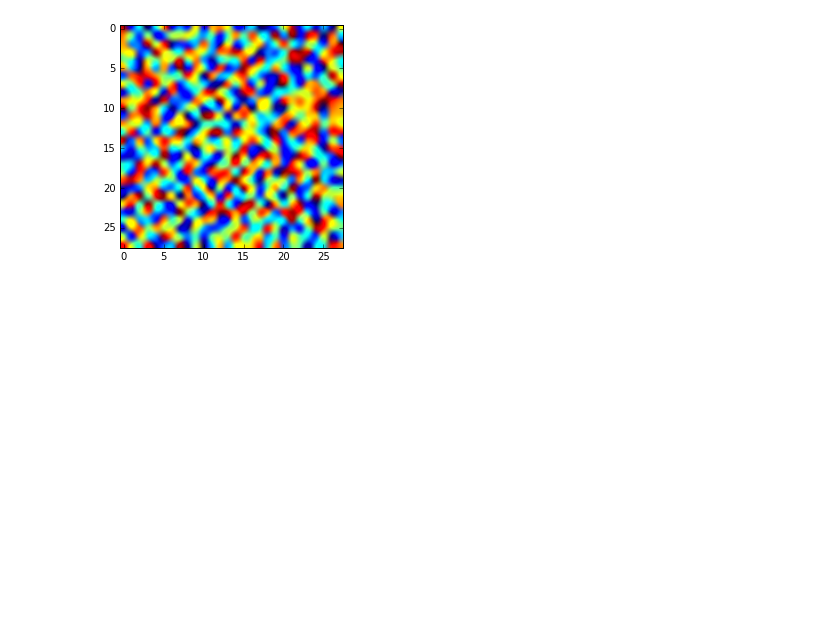
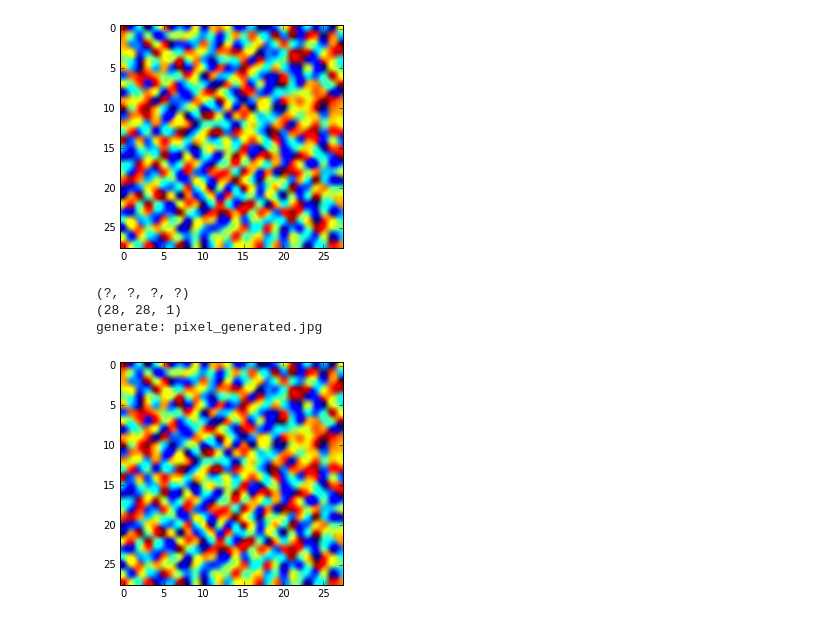
Before and after one commit to ijustloveses/tensorflow_tutorial, a Jupyter notebook: 14_Draw_with_PixelCNN.ipynb, the cells around one changed output. Cells and saved outputs as stored; diff of their text form; code cells hidden in the pictures; blank space fills up the shorter version.

```diff
--- a/14_Draw_with_PixelCNN.ipynb
+++ b/14_Draw_with_PixelCNN.ipynb
@@ -234,3 +234,10 @@ generate_by_pixel('pixel_mnist.ckpt-0')
 (28, 28, 1)
 generate: pixel_generated.jpg
 [figure]
+# %%
+generate_by_pixel('pixel_mnist.ckpt-20')
+# %% [output]
+(?, ?, ?, ?)
+(28, 28, 1)
+generate: pixel_generated.jpg
+[figure, added]
```
Also changed, not shown: parts of 3 cells of this notebook, 1 other file.
